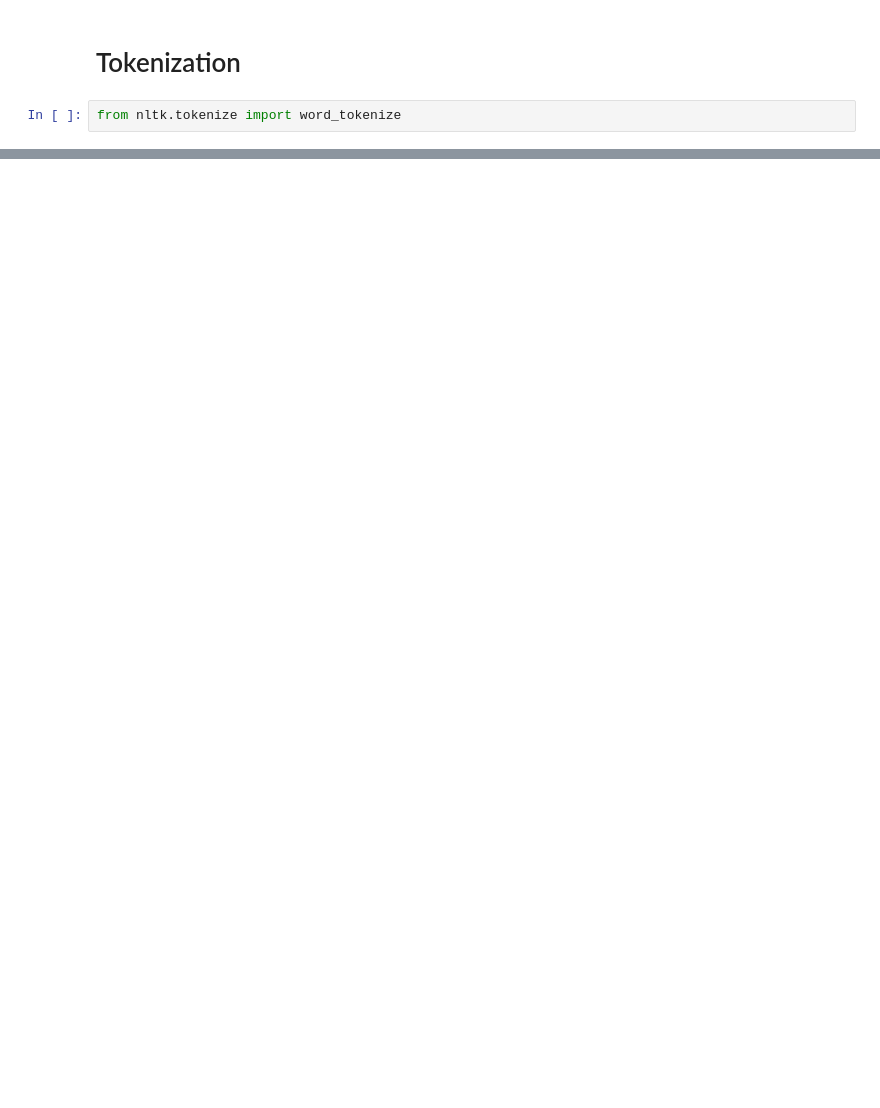
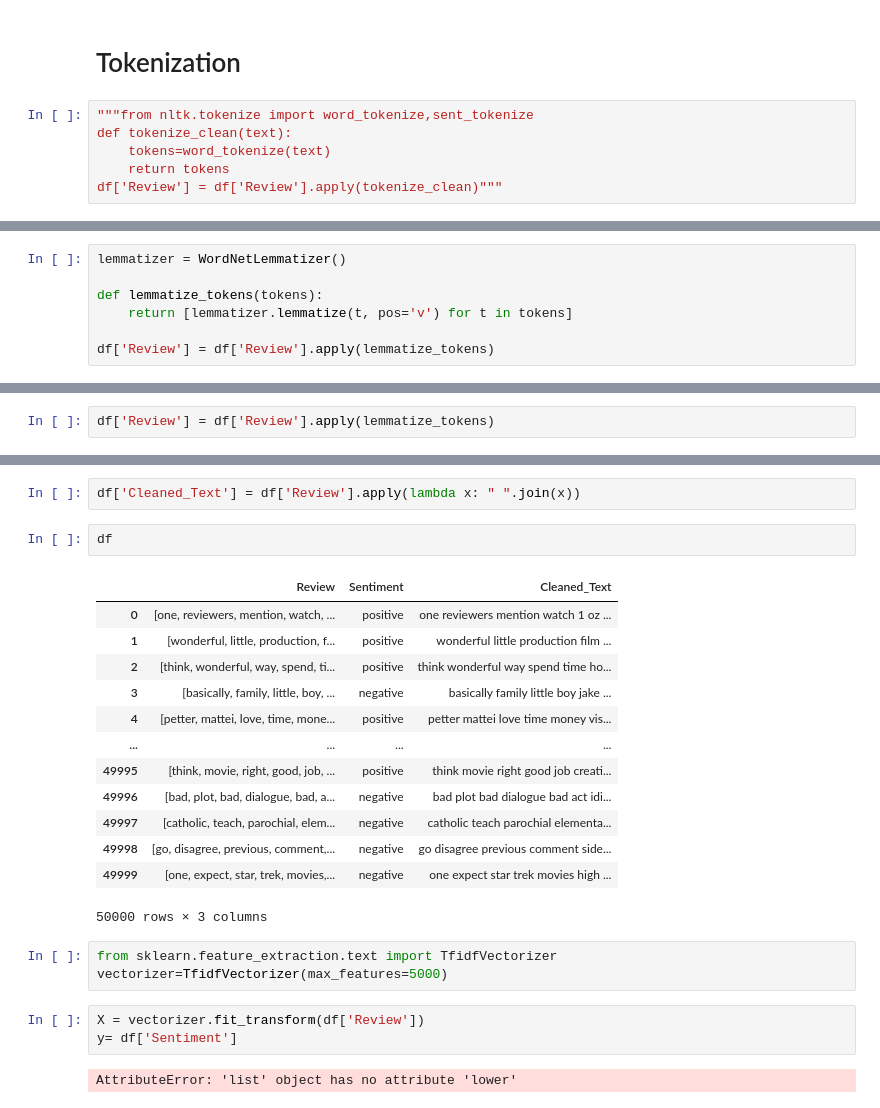
Before and after one commit to ranju-cse/IMDB_Movie_Review_Project, a Jupyter notebook: Sentiment_Model/Sentiment.ipynb, the cells around one changed output, grey strips where cells are left out. Saved outputs shown, nothing was run; the diff lists cells and outputs as text; blank space fills up the shorter version.

```diff
--- a/Sentiment_Model/Sentiment.ipynb
+++ b/Sentiment_Model/Sentiment.ipynb
@@ -156,4 +156,8 @@ Name: Review, Length: 50000, dtype: object
 # %% [markdown]
 # Tokenization
 # %%
-from nltk.tokenize import word_tokenize
+"""from nltk.tokenize import word_tokenize,sent_tokenize
+def tokenize_clean(text):
+    tokens=word_tokenize(text)
+    return tokens
+df['Review'] = df['Review'].apply(tokenize_clean)"""
@@ -159,0 +192,7 @@ from nltk.tokenize import word_tokenize
+# %%
+lemmatizer = WordNetLemmatizer()
+
+def lemmatize_tokens(tokens):
+    return [lemmatizer.lemmatize(t, pos='v') for t in tokens]
+
+df['Review'] = df['Review'].apply(lemmatize_tokens)
@@ -159,0 +215,2 @@ from nltk.tokenize import word_tokenize
+# %%
+df['Review'] = df['Review'].apply(lemmatize_tokens)
@@ -159,0 +233,26 @@ from nltk.tokenize import word_tokenize
+# %%
+df['Cleaned_Text'] = df['Review'].apply(lambda x: " ".join(x))
+# %%
+df
+# %% [output]
+|  | Review | Sentiment | Cleaned_Text |
+| 0 | [one, reviewers, mention, watch, ... | positive | one reviewers mention watch 1 oz ... |
+| 1 | [wonderful, little, production, f... | positive | wonderful little production film ... |
+| 2 | [think, wonderful, way, spend, ti... | positive | think wonderful way spend time ho... |
+| 3 | [basically, family, little, boy, ... | negative | basically family little boy jake ... |
+| 4 | [petter, mattei, love, time, mone... | positive | petter mattei love time money vis... |
+| ... | ... | ... | ... |
+| 49995 | [think, movie, right, good, job, ... | positive | think movie right good job creati... |
+| 49996 | [bad, plot, bad, dialogue, bad, a... | negative | bad plot bad dialogue bad act idi... |
+| 49997 | [catholic, teach, parochial, elem... | negative | catholic teach parochial elementa... |
+| 49998 | [go, disagree, previous, comment,... | negative | go disagree previous comment side... |
+| 49999 | [one, expect, star, trek, movies,... | negative | one expect star trek movies high ... |
+50000 rows × 3 columns
+# %%
+from sklearn.feature_extraction.text import TfidfVectorizer
+vectorizer=TfidfVectorizer(max_features=5000)
+# %%
+X = vectorizer.fit_transform(df['Review'])
+y= df['Sentiment']
+# %% [output]
+AttributeError: 'list' object has no attribute 'lower'
```
Also changed, not shown: parts of 9 cells of this notebook.
